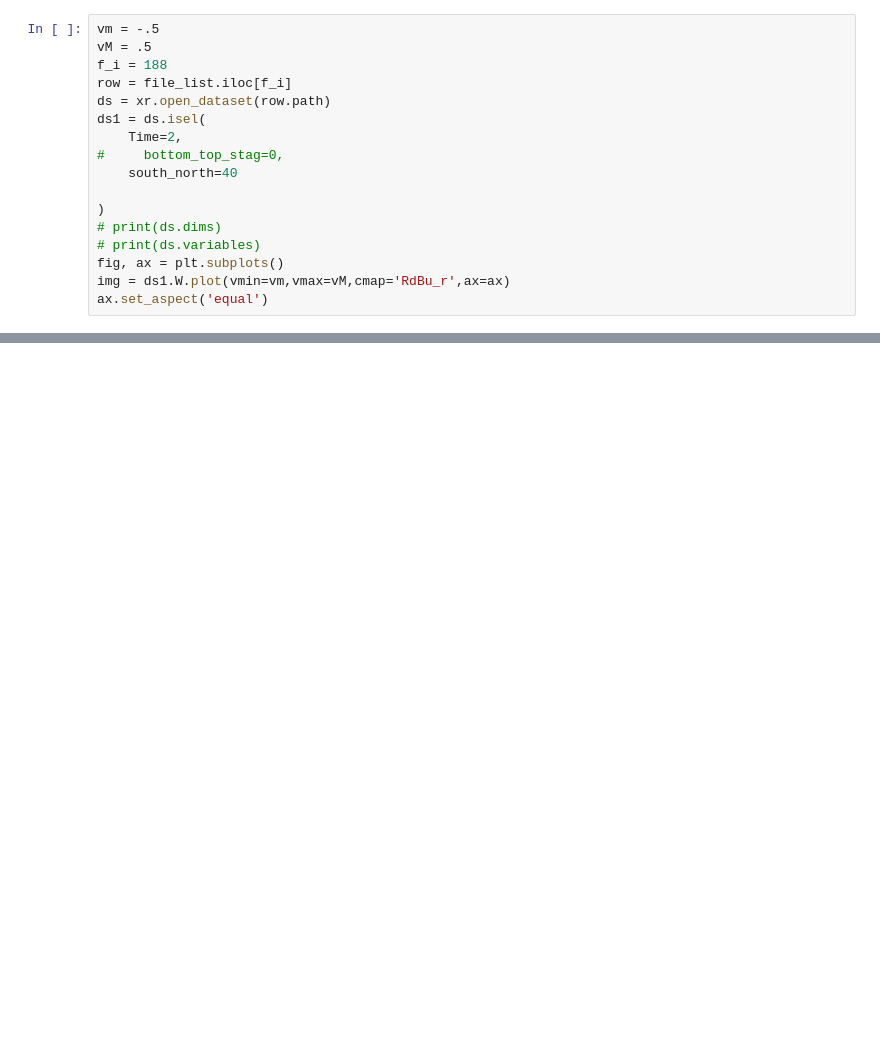
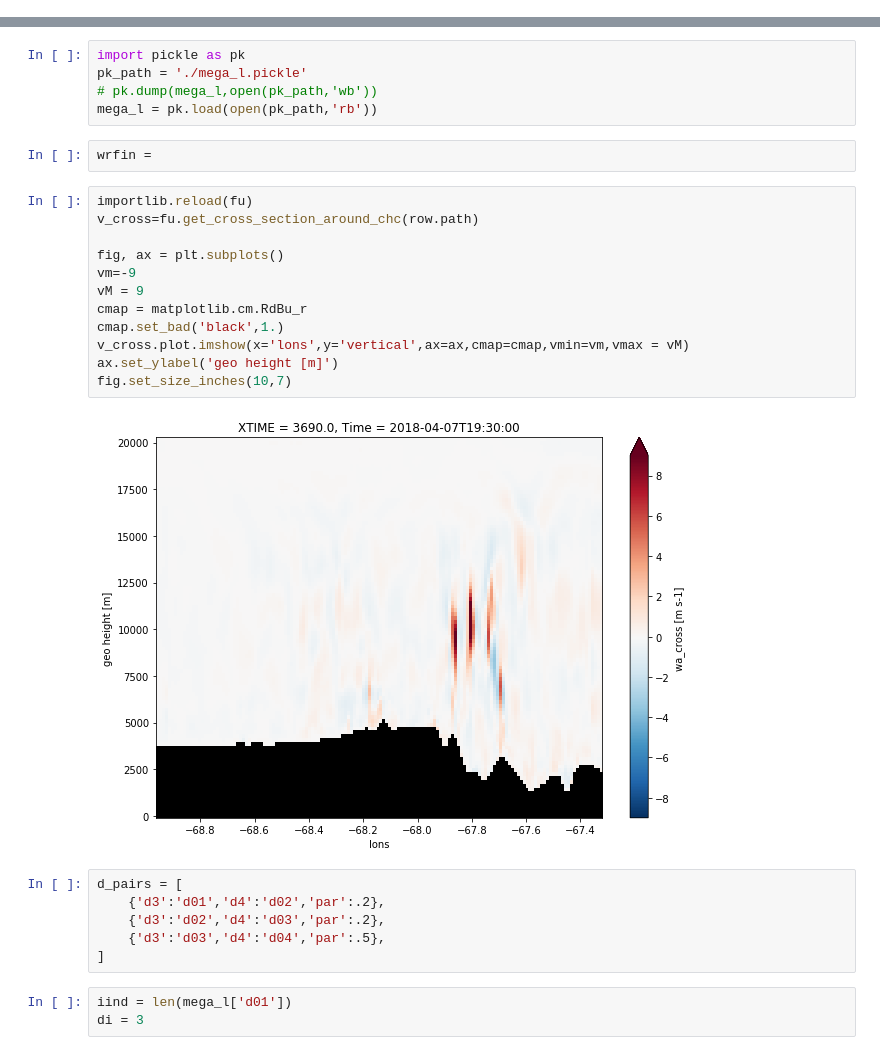
Before and after one commit to daliagachc/tucu-april, a Jupyter notebook: nbs/vertica_w_tmp.ipynb, the cells around one changed output, grey strips where cells are left out. Drawn from its saved outputs; the diff is of its cells as text; blank space fills up the shorter version.

```diff
--- a/nbs/vertica_w_tmp.ipynb
+++ b/nbs/vertica_w_tmp.ipynb
@@ -1,17 +0,0 @@
-# %%
-vm = -.5
-vM = .5
-f_i = 188
-row = file_list.iloc[f_i]
-ds = xr.open_dataset(row.path)
-ds1 = ds.isel(
-    Time=2,
-#     bottom_top_stag=0,
-    south_north=40
-
-)
-# print(ds.dims)
-# print(ds.variables)
-fig, ax = plt.subplots()
-img = ds1.W.plot(vmin=vm,vmax=vM,cmap='RdBu_r',ax=ax)
-ax.set_aspect('equal')
@@ -29,0 +35,30 @@ res[:,40,:].plot(x='XLONG',y='interp_level')
+# %%
+import pickle as pk
+pk_path = './mega_l.pickle'
+# pk.dump(mega_l,open(pk_path,'wb'))
+mega_l = pk.load(open(pk_path,'rb'))
+# %%
+wrfin =
+# %%
+importlib.reload(fu)
+v_cross=fu.get_cross_section_around_chc(row.path)
+
+fig, ax = plt.subplots()
+vm=-9
+vM = 9
+cmap = matplotlib.cm.RdBu_r
+cmap.set_bad('black',1.)
+v_cross.plot.imshow(x='lons',y='vertical',ax=ax,cmap=cmap,vmin=vm,vmax = vM)
+ax.set_ylabel('geo height [m]')
+fig.set_size_inches(10,7)
+# %% [output]
+[figure, added]
+# %%
+d_pairs = [
+    {'d3':'d01','d4':'d02','par':.2},
+    {'d3':'d02','d4':'d03','par':.2},
+    {'d3':'d03','d4':'d04','par':.5},
+]
+# %%
+iind = len(mega_l['d01'])
+di = 3
```
Also changed, not shown: parts of 10 cells of this notebook, 2 other files.
